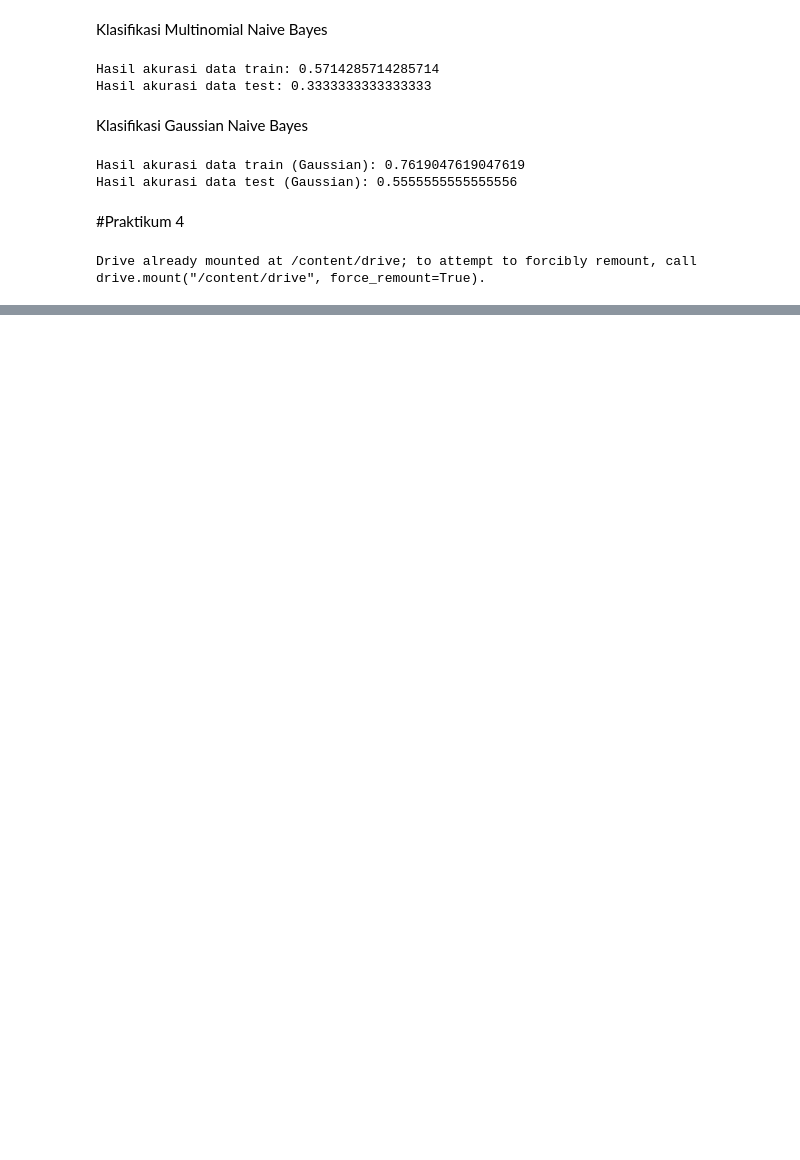
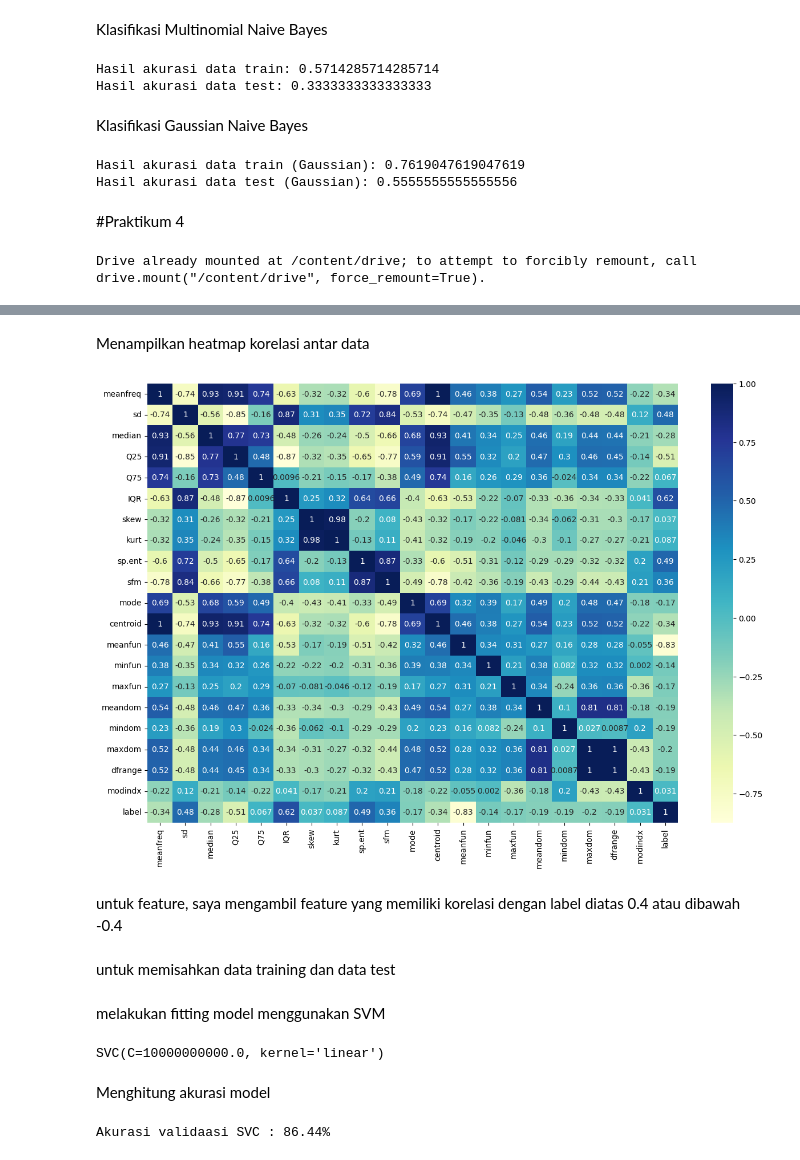
Before and after one commit to achmadrachmandika/Machine_Learning, a Jupyter notebook: Machine_Learning_Pertemuan4.ipynb, the cells around one changed output, grey strips where cells are left out. Drawn from its saved outputs; the diff is of its cells as text; code cells hidden in the pictures; blank space fills up the shorter version.

```diff
--- a/Machine_Learning_Pertemuan4.ipynb
+++ b/Machine_Learning_Pertemuan4.ipynb
@@ -532,0 +691,8 @@ UnicodeDecodeError: ignored
+# %%
+import numpy as np
+import pandas as pd
+import matplotlib.pyplot as plt
+import seaborn as sns
+
+data = pd.read_csv('/content/drive/MyDrive/Machine Learning/Week4/voice.csv')
+data.head()
@@ -532,0 +709,6 @@ UnicodeDecodeError: ignored
+# %%
+from sklearn.preprocessing import LabelEncoder
+
+le = LabelEncoder()
+data['label'] = le.fit_transform(data['label'])
+data.head()
@@ -532,0 +723,10 @@ UnicodeDecodeError: ignored
+# %% [markdown]
+Menampilkan heatmap korelasi antar data
+# %%
+plt.figure(figsize=(15, 10))
+sns.heatmap(data.corr(), cmap="YlGnBu", annot=True)
+plt.show()
+# %% [output]
+[figure, added]
+# %% [markdown]
+untuk feature, saya mengambil feature yang memiliki korelasi dengan label diatas 0.4 atau dibawah -0.4
@@ -532,0 +736,2 @@ UnicodeDecodeError: ignored
+# %% [markdown]
+untuk memisahkan data training dan data test
@@ -532,0 +742,16 @@ UnicodeDecodeError: ignored
+# %% [markdown]
+melakukan fitting model menggunakan SVM
+# %%
+from sklearn.svm import SVC
+
+model = SVC(kernel='linear', C=1E10)
+model.fit(X_train, y_train)
+# %% [output]
+SVC(C=10000000000.0, kernel='linear')
+# %% [markdown]
+Menghitung akurasi model
+# %%
+model_accuracy = model.score(X_test, y_test)
+print(f"Akurasi validaasi SVC : {(model_accuracy)*100:.2f}%")
+# %% [output]
+Akurasi validaasi SVC : 86.44%
```
Also changed, not shown: parts of 36 cells of this notebook.
